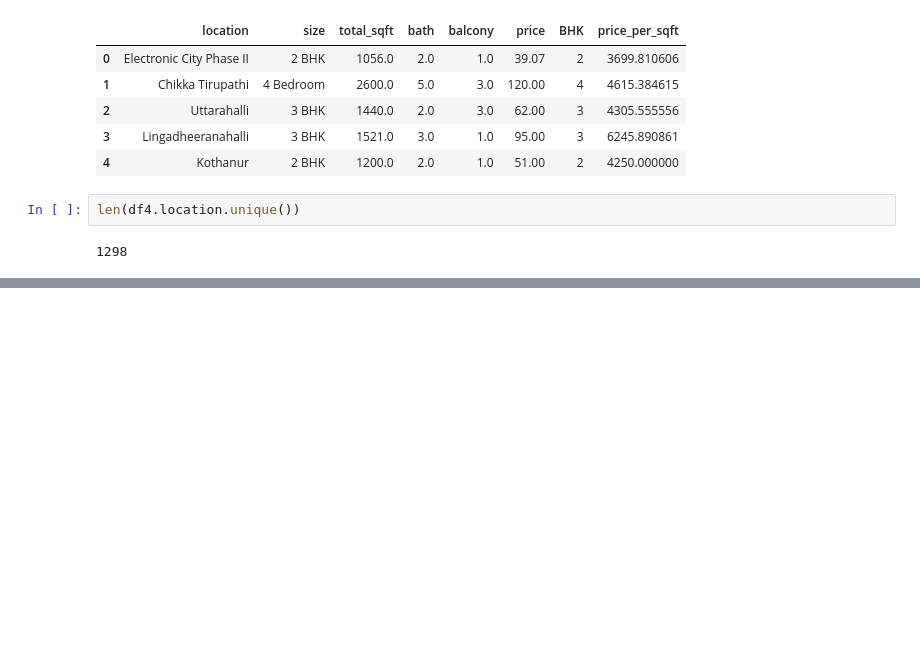
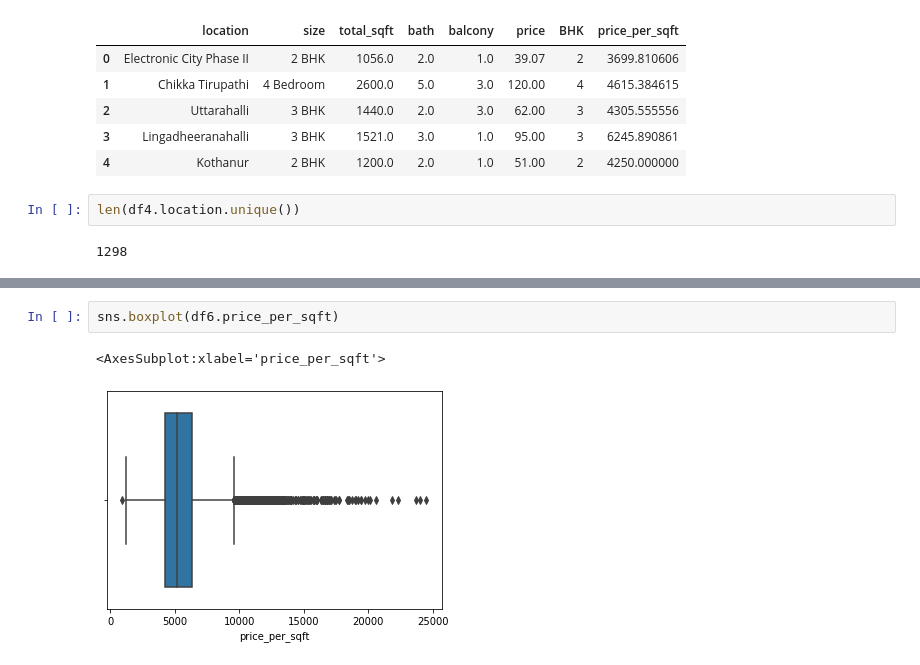
Before and after one commit to Pritush09/Real-Estate-Price-Prediction-Project, a Jupyter notebook: House Prediction Model.ipynb, the cells around one changed output, grey strips where cells are left out. Cells and saved outputs as stored; diff of their text form; blank space fills up the shorter version.

```diff
--- a/House Prediction Model.ipynb
+++ b/House Prediction Model.ipynb
@@ -365,0 +515,5 @@ len(df4.location.unique())
+# %%
+sns.boxplot(df6.price_per_sqft)
+# %% [output]
+<AxesSubplot:xlabel='price_per_sqft'>
+[figure, added]
```
Also changed, not shown: parts of 31 cells of this notebook.
